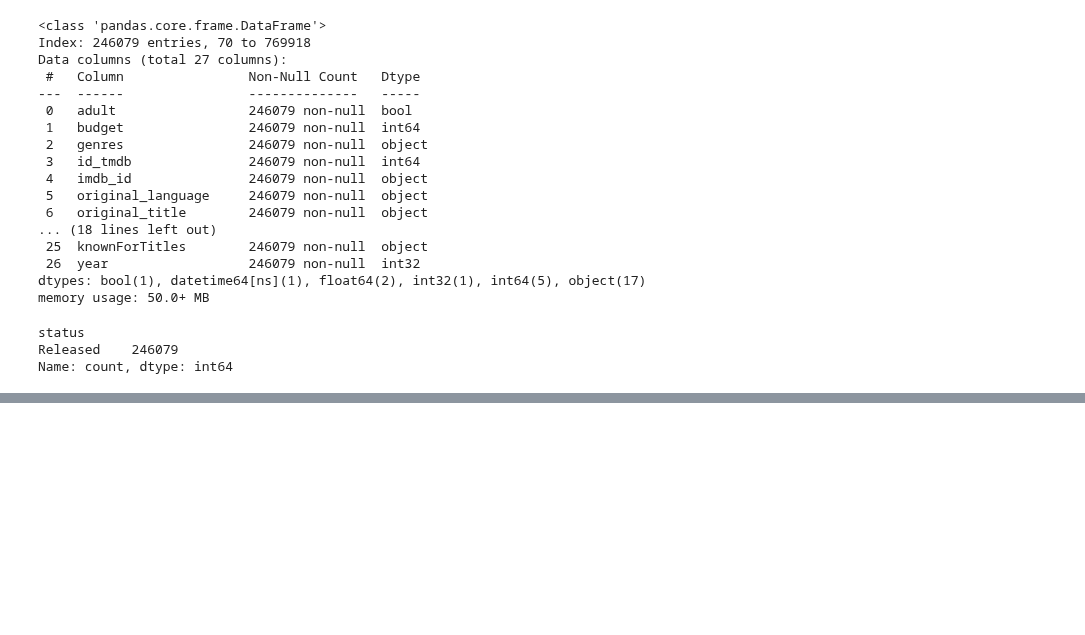
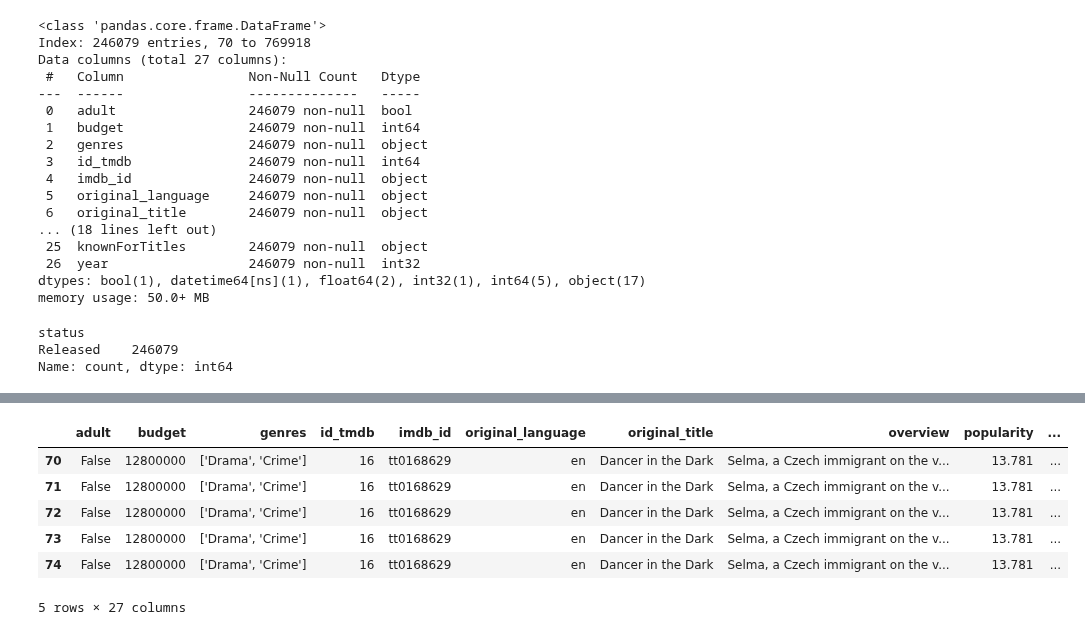
Before and after one commit to Cynthia-OK/CreuseLlywood, a Jupyter notebook: nettoyage_data.ipynb, the cells around one changed output, grey strips where cells are left out. Drawn from its saved outputs; the diff is of its cells as text; code cells hidden in the pictures; blank space fills up the shorter version.

```diff
--- a/nettoyage_data.ipynb
+++ b/nettoyage_data.ipynb
@@ -228,0 +269,2 @@ memory usage: 15.9+ MB
+# %%
+verif_v2 = verif_v2.drop(['isAdult','startYear','endYear','Unnamed: 0','original_title.1','genres_y'],axis=1)
@@ -228,0 +276,13 @@ memory usage: 15.9+ MB
+# %%
+liste = list(verif_v2['id_tmdb'])
+# %%
+films_personnes = films_tmdb_imdb_sup5_2000_60[films_tmdb_imdb_sup5_2000_60['id_tmdb'].isin(liste)]
+films_personnes.head()
+# %% [output]
+|  | adult | budget | genres | id_tmdb | imdb_id | original_language | original_title | overview | popularity | ... |
+| 70 | False | 12800000 | ['Drama', 'Crime'] | 16 | tt0168629 | en | Dancer in the Dark | Selma, a Czech immigrant on the v... | 13.781 | ... |
+| 71 | False | 12800000 | ['Drama', 'Crime'] | 16 | tt0168629 | en | Dancer in the Dark | Selma, a Czech immigrant on the v... | 13.781 | ... |
+| 72 | False | 12800000 | ['Drama', 'Crime'] | 16 | tt0168629 | en | Dancer in the Dark | Selma, a Czech immigrant on the v... | 13.781 | ... |
+| 73 | False | 12800000 | ['Drama', 'Crime'] | 16 | tt0168629 | en | Dancer in the Dark | Selma, a Czech immigrant on the v... | 13.781 | ... |
+| 74 | False | 12800000 | ['Drama', 'Crime'] | 16 | tt0168629 | en | Dancer in the Dark | Selma, a Czech immigrant on the v... | 13.781 | ... |
+5 rows × 27 columns
```
Also changed, not shown: parts of 18 cells of this notebook.
